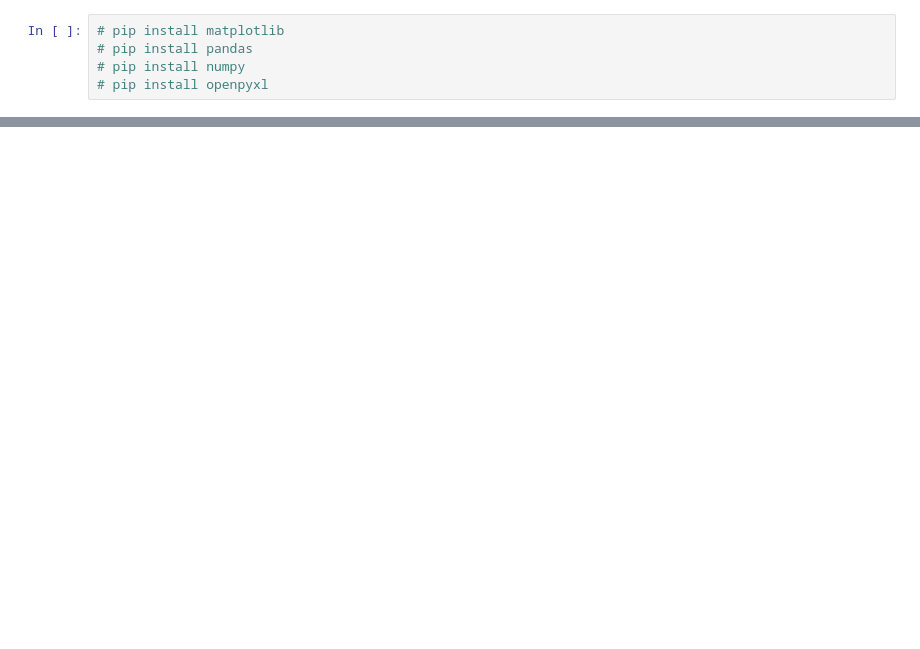
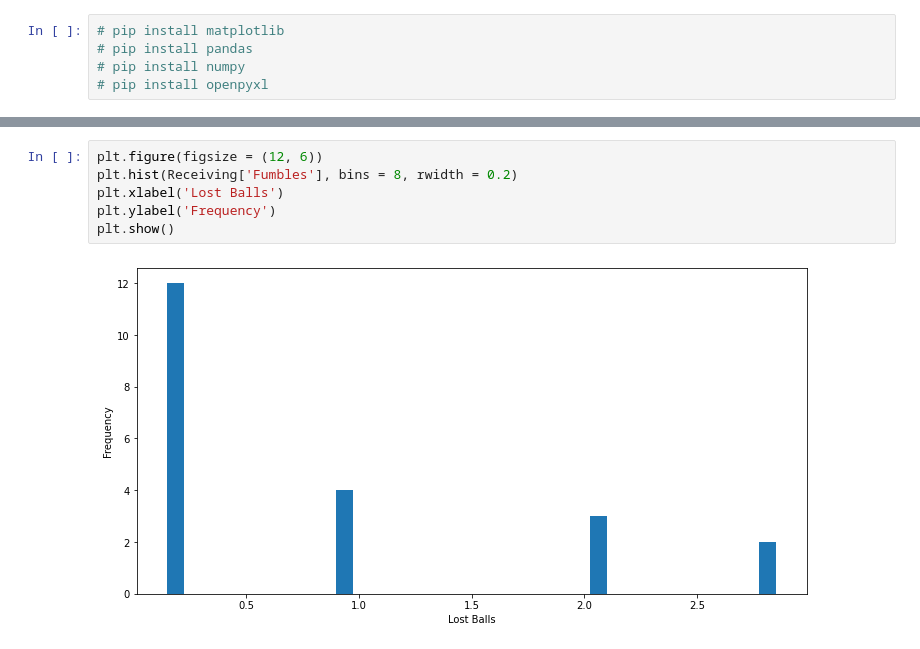
Before and after one commit to demonike84/NFL-Best-Of, a Jupyter notebook: Untitled.ipynb, the cells around one changed output, grey strips where cells are left out. Saved outputs shown, nothing was run; the diff lists cells and outputs as text; blank space fills up the shorter version.

```diff
--- a/Untitled.ipynb
+++ b/Untitled.ipynb
@@ -14,0 +80,8 @@ ValueError: Excel file format cannot be determined, you must specify an engine m
+# %%
+plt.figure(figsize = (12, 6))
+plt.hist(Receiving['Fumbles'], bins = 8, rwidth = 0.2)
+plt.xlabel('Lost Balls')
+plt.ylabel('Frequency')
+plt.show()
+# %% [output]
+[figure, added]
```
Also changed, not shown: parts of 7 cells of this notebook, 2 other files.
